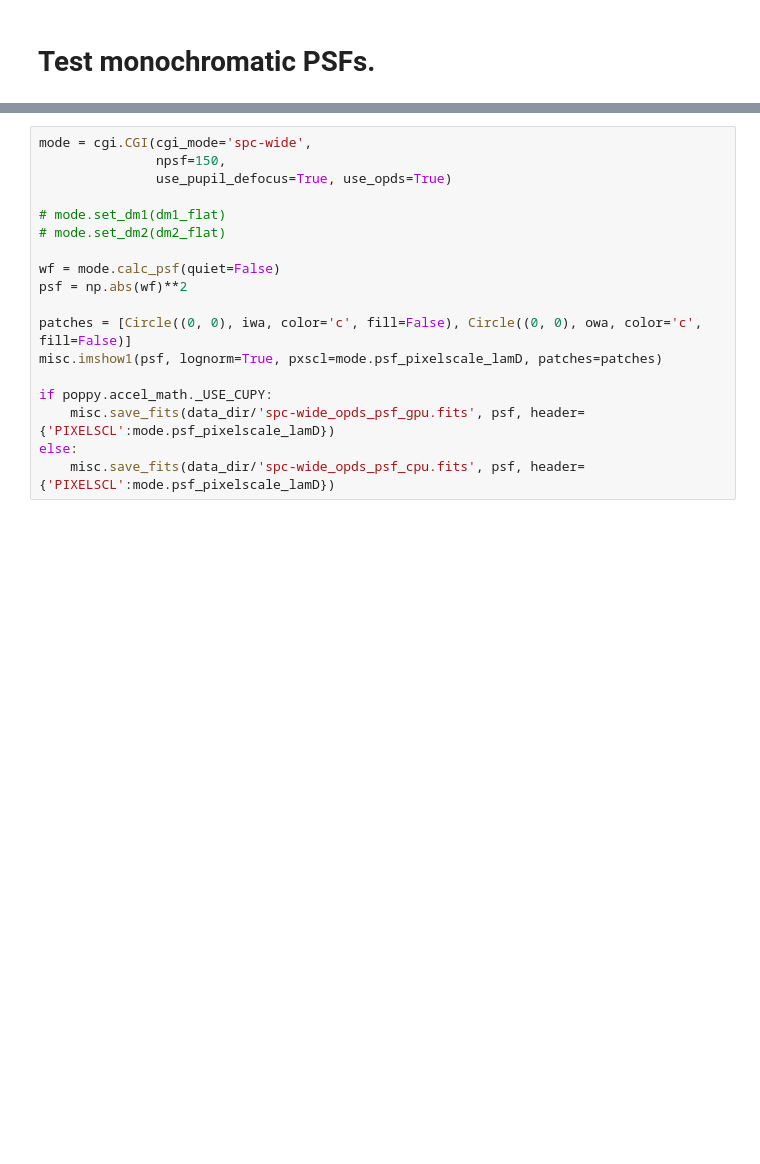
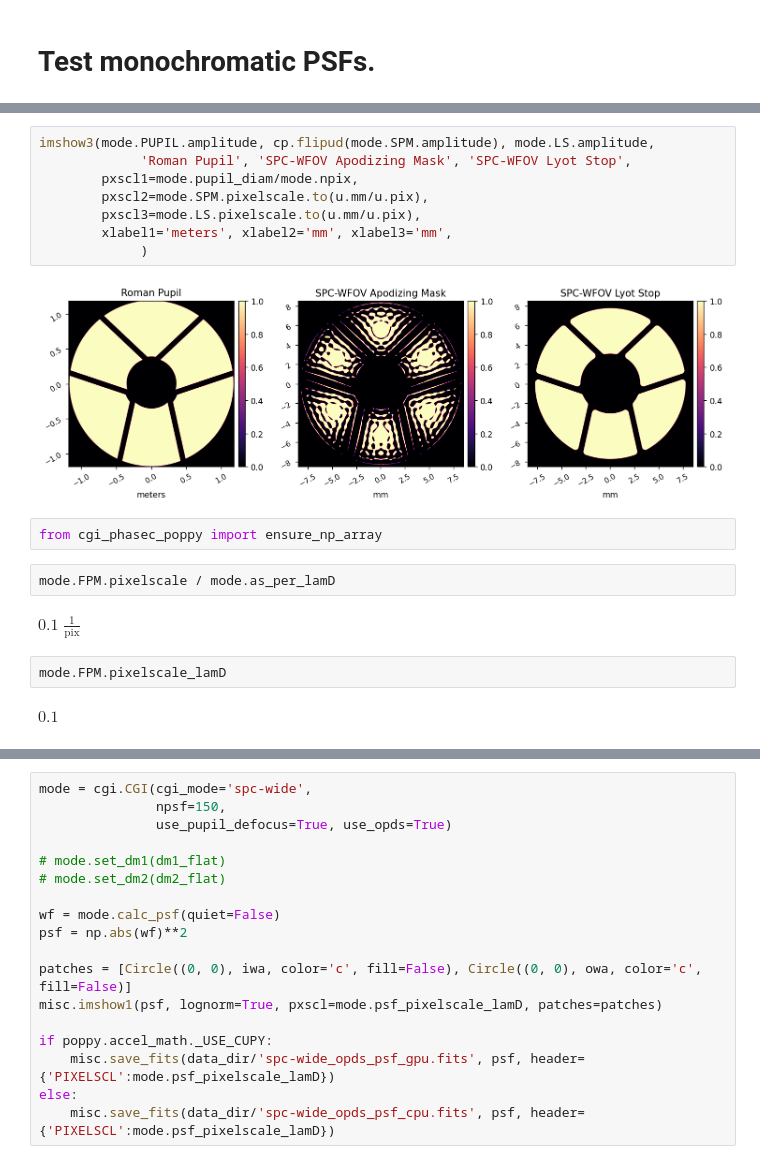
Before and after one commit to kian1377/cgi_phasec_poppy, a Jupyter notebook: example-notebooks/poppy_spc_wide_tests.ipynb, the cells around one changed output, grey strips where cells are left out. Drawn from its saved outputs; the diff is of its cells as text; blank space fills up the shorter version.

```diff
--- a/example-notebooks/poppy_spc_wide_tests.ipynb
+++ b/example-notebooks/poppy_spc_wide_tests.ipynb
@@ -67,0 +69,20 @@ wf = hlc.calc_psf(quiet=True)
+# %%
+imshow3(mode.PUPIL.amplitude, cp.flipud(mode.SPM.amplitude), mode.LS.amplitude,
+             'Roman Pupil', 'SPC-WFOV Apodizing Mask', 'SPC-WFOV Lyot Stop',
+        pxscl1=mode.pupil_diam/mode.npix,
+        pxscl2=mode.SPM.pixelscale.to(u.mm/u.pix),
+        pxscl3=mode.LS.pixelscale.to(u.mm/u.pix),
+        xlabel1='meters', xlabel2='mm', xlabel3='mm',
+             )
+# %% [output]
+[figure, added]
+# %%
+from cgi_phasec_poppy import ensure_np_array
+# %%
+mode.FPM.pixelscale / mode.as_per_lamD
+# %% [output]
+$0.1 \; \mathrm{\frac{1}{pix}}$
+# %%
+mode.FPM.pixelscale_lamD
+# %% [output]
+$0.1 \; \mathrm{}$
```
Also changed, not shown: parts of 4 cells of this notebook, 4 other files.
